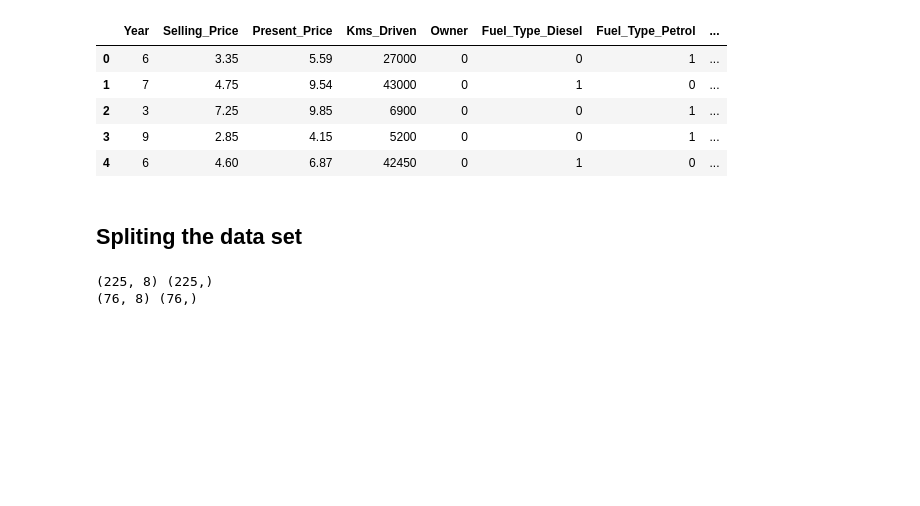
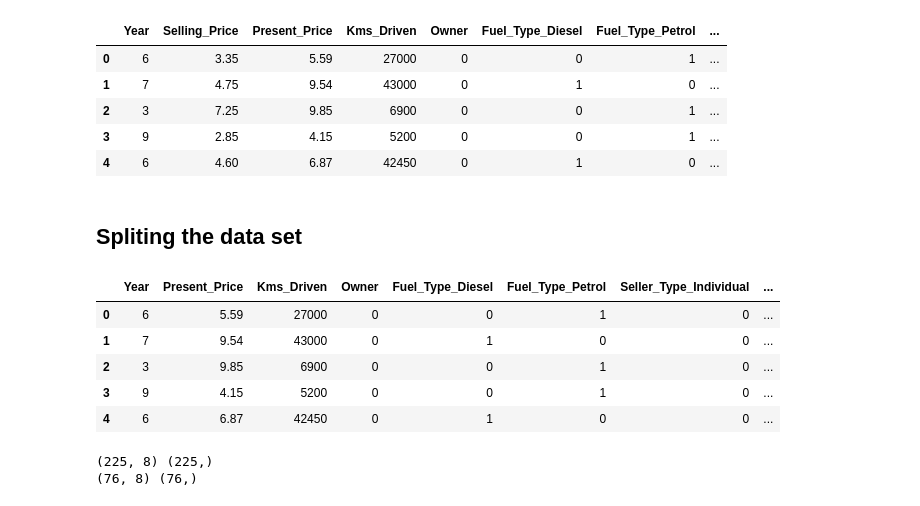
Before and after one commit to Upendra0/Car-Price-Prediction-model, a Jupyter notebook: car_price_model.ipynb, the cells around one changed output. Cells and saved outputs as stored; diff of their text form; code cells hidden in the pictures; blank space fills up the shorter version.

```diff
--- a/car_price_model.ipynb
+++ b/car_price_model.ipynb
@@ -181,6 +181,15 @@ df.head()
 X = df.copy()
 X.drop(labels=["Selling_Price"], axis=1, inplace=True)
 Y = df["Selling_Price"].copy()
+# %%
+X.head()
+# %% [output]
+|  | Year | Present_Price | Kms_Driven | Owner | Fuel_Type_Diesel | Fuel_Type_Petrol | Seller_Type_Individual | ... |
+| 0 | 6 | 5.59 | 27000 | 0 | 0 | 1 | 0 | ... |
+| 1 | 7 | 9.54 | 43000 | 0 | 1 | 0 | 0 | ... |
+| 2 | 3 | 9.85 | 6900 | 0 | 0 | 1 | 0 | ... |
+| 3 | 9 | 4.15 | 5200 | 0 | 0 | 1 | 0 | ... |
+| 4 | 6 | 6.87 | 42450 | 0 | 1 | 0 | 0 | ... |
 # %%
 from sklearn.model_selection import train_test_split
 X_train, X_test, Y_train, Y_test = train_test_split(X,Y)
```
Also changed, not shown: parts of 1 cell of this notebook.
